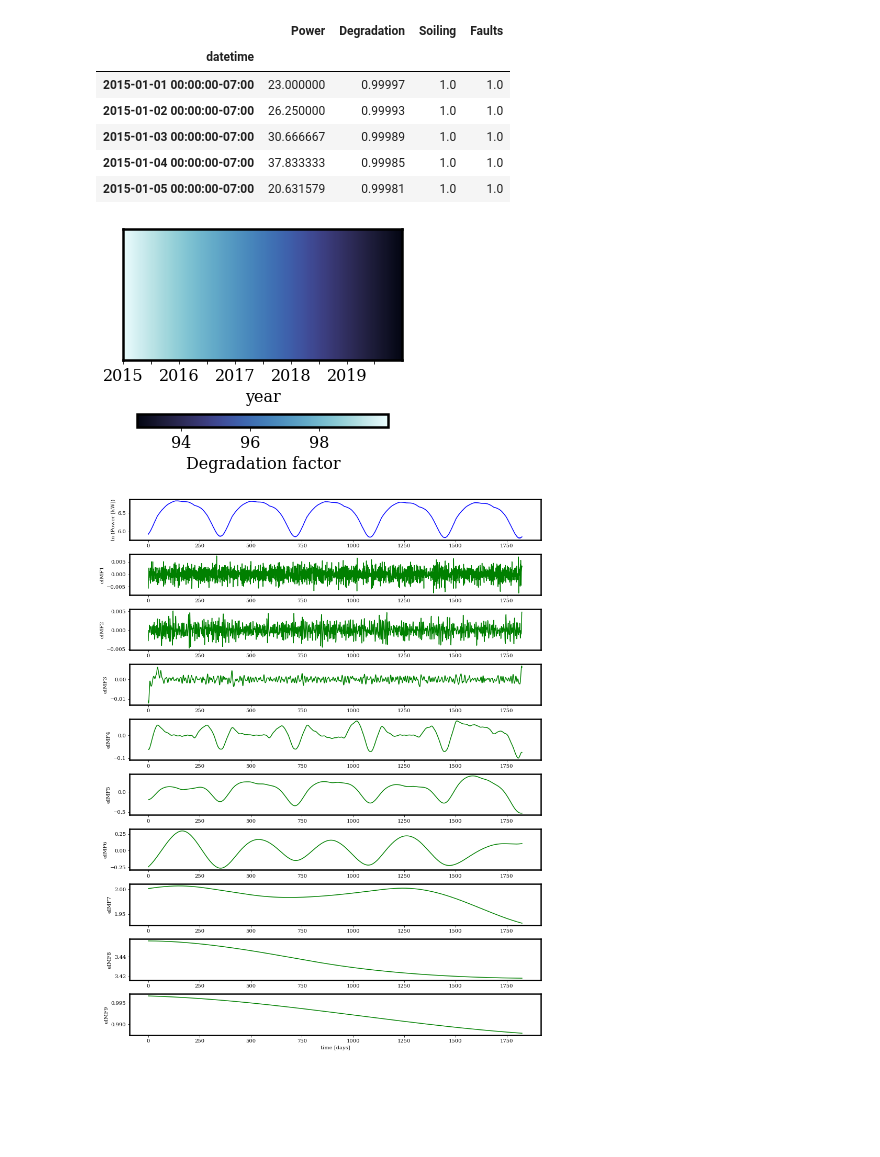
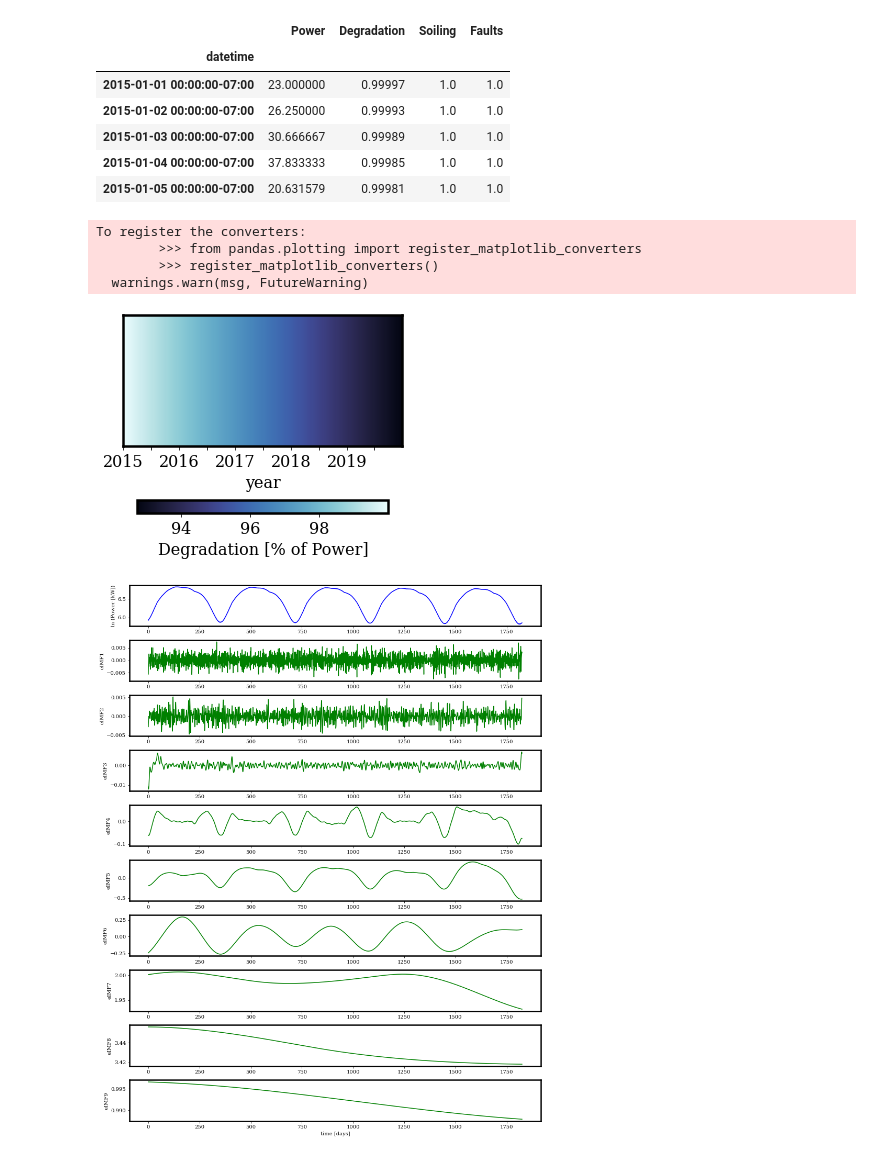
Before and after one commit to Rufski/S2DS-EPRI, a Jupyter notebook: notebooks/5.0-mb-visualization.ipynb, the cells around one changed output. Drawn from its saved outputs; the diff is of its cells as text; code cells hidden in the pictures; blank space fills up the shorter version.

```diff
--- a/notebooks/5.0-mb-visualization.ipynb
+++ b/notebooks/5.0-mb-visualization.ipynb
@@ -180,35 +177,39 @@ df_day[name].head()
 name    = synth_name[-1]
 
 days    = np.unique(df[name].index.date)
 minutes = np.unique(df[name].minute_of_day)
 rd_day  = df_day[name].Degradation.to_numpy()
 
 yi, xi    = np.meshgrid(minutes, days)
 zi        = np.zeros(xi.shape)
 
 
 for j in range(len(days)):
     if np.isnan(rd_day[j]):
         zi[j, :] = rd_day[j-1]*100
     else:
         zi[j, :] = rd_day[j]*100
 
 fig, ax = plt.subplots(figsize=(5, 4)) #(6, 2))
 im = ax.pcolormesh(xi, yi, zi, cmap=cmap_output, rasterized=True)
-fig.colorbar(im, label="Degradation factor", orientation="horizontal", pad=0.25, shrink=0.9)
+fig.colorbar(im, label="Degradation [% of Power]", orientation="horizontal", pad=0.25, shrink=0.9)
 
 labels_x = [item.get_text() for item in ax.get_xticklabels()]
 labels_y = [item.get_text() for item in ax.get_yticklabels()]
 labels_y = ["", "", ""]
 labels_x = ["2015", "", "2016", "", "2017", "", "2018", "", "2019", ""]
 ax.set_yticklabels(labels_y)
 ax.set_xticklabels(labels_x)#, rotation=45)
 ax.set_xlabel("year")
 ax.yaxis.set_visible(False)
 #ax.set_ylabel("time of day")
 fig.savefig("../../plots/degradation_factor_" + name + "_downsampling_output.png", bbox_inches='tight', transparent=True)
 # %% [output]
+To register the converters:
+        >>> from pandas.plotting import register_matplotlib_converters
+        >>> register_matplotlib_converters()
+  warnings.warn(msg, FutureWarning)
-[figure, old version]
+[figure, new version]
 # %%
 name    = synth_name[0]
 
```
Also changed, not shown: parts of 2 cells of this notebook.
